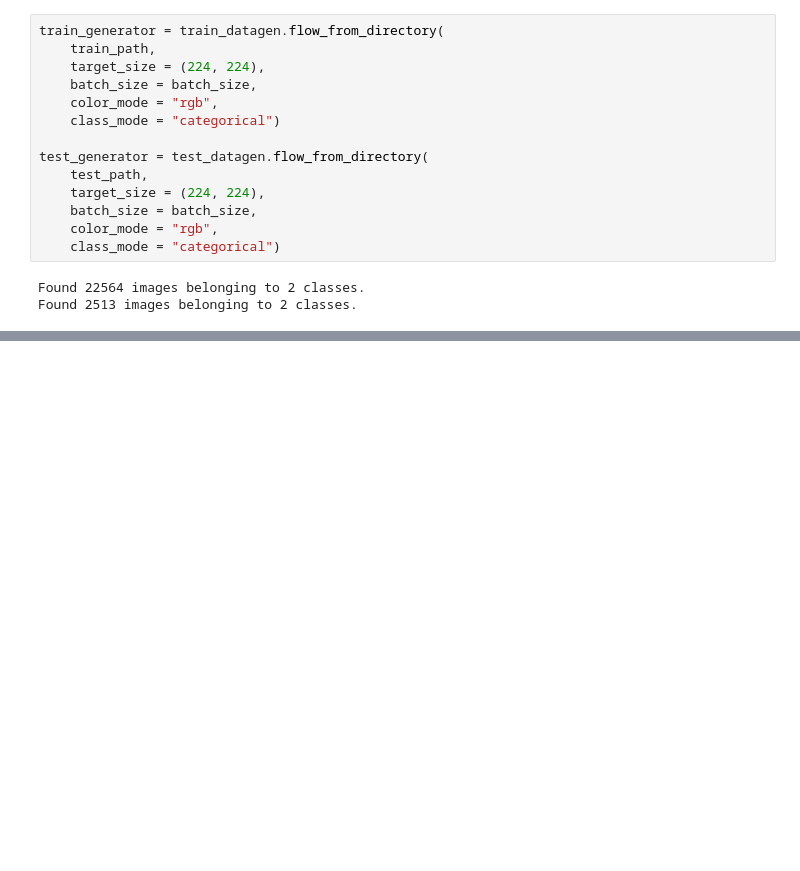
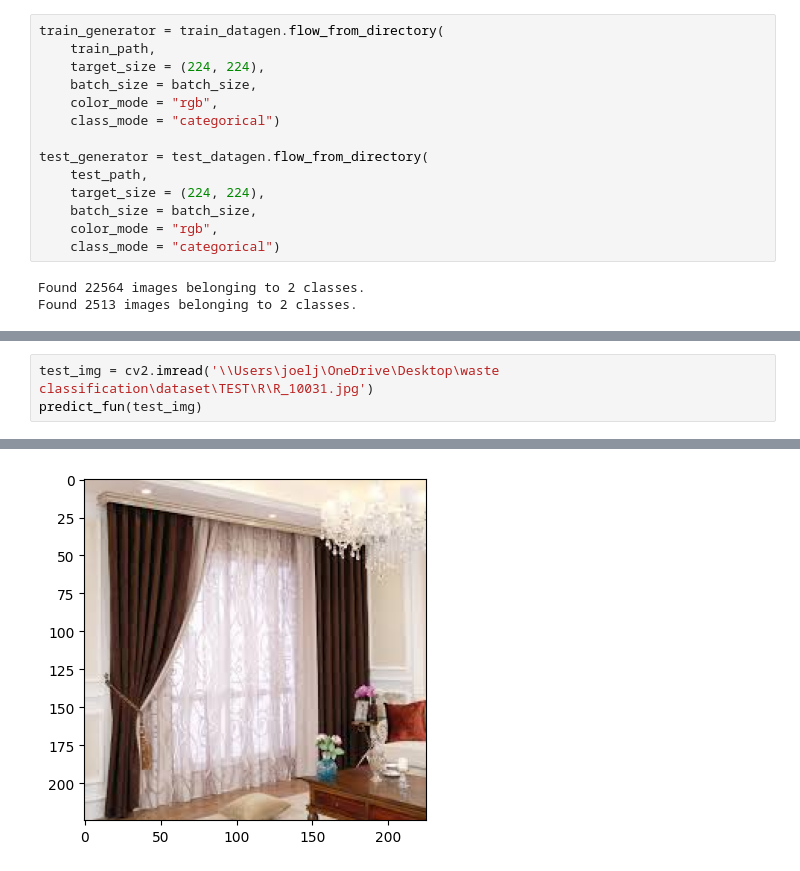
Before and after one commit to Dhiya-cjayakumar/Waste-Classification, a Jupyter notebook: wasteclassification.ipynb, the cells around one changed output, grey strips where cells are left out. Drawn from its saved outputs; the diff is of its cells as text; blank space fills up the shorter version.

```diff
--- a/wasteclassification.ipynb
+++ b/wasteclassification.ipynb
@@ -164,0 +200,4 @@ Epoch 10/10
+# %%
+test_img = cv2.imread('\\Users\joelj\OneDrive\Desktop\waste classification\dataset\TEST\R\R_10031.jpg')
+predict_fun(test_img)
+# %% [output]
@@ -164,0 +206 @@ Epoch 10/10
+[figure, added]
```
Also changed, not shown: parts of 7 cells of this notebook.
